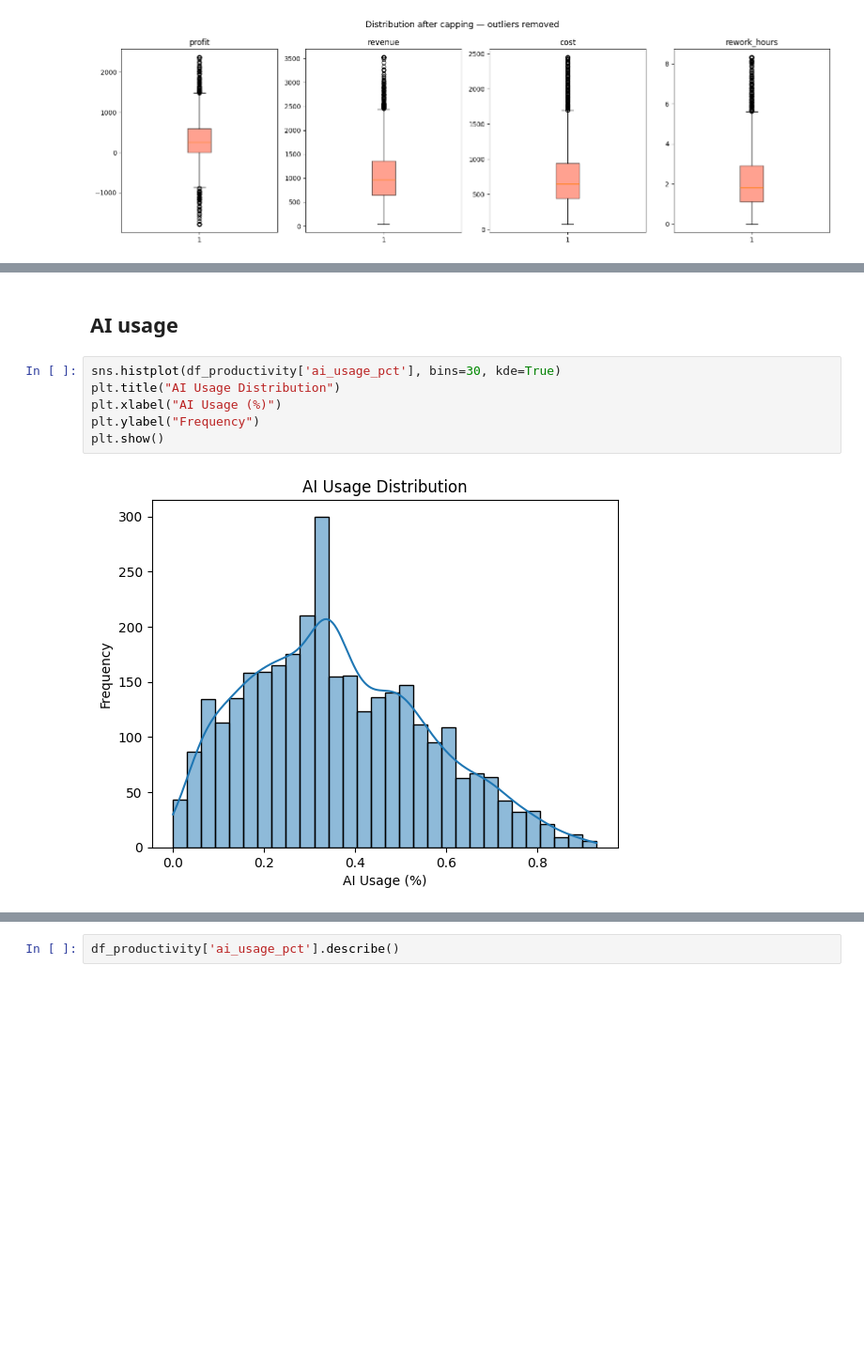
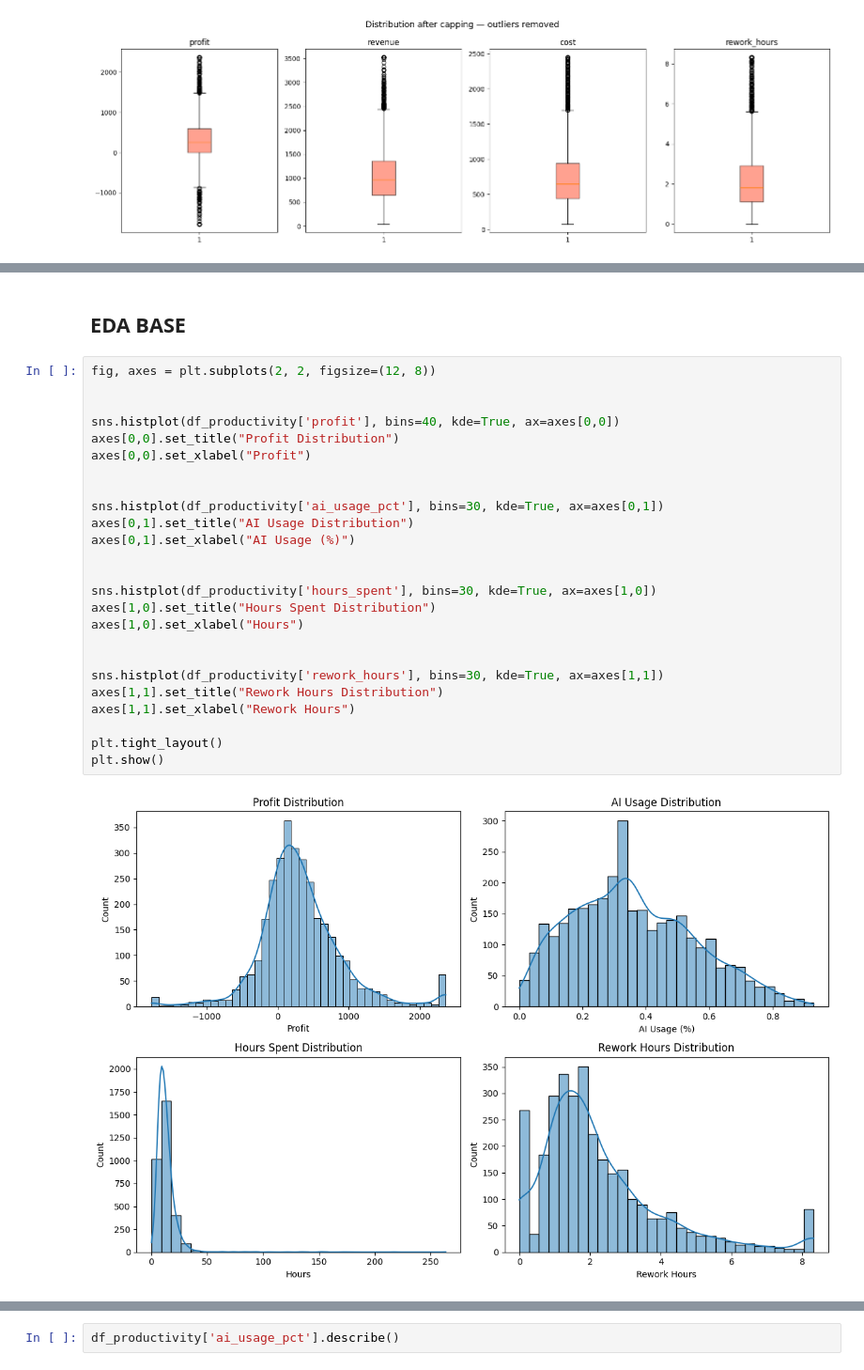
Before and after one commit to andreamammano89-maker/ML_Project_SEA_815441, a Jupyter notebook: EDA.ipynb, the cells around one changed output, grey strips where cells are left out. Shown at 94% size. Cells and saved outputs as stored; diff of their text form; blank space fills up the shorter version.

```diff
--- a/EDA.ipynb
+++ b/EDA.ipynb
@@ -470,10 +460,29 @@ Text(0.5, 1.0, 'Profit Distribution')
-# %% [markdown]
-## AI usage
-# %%
-sns.histplot(df_productivity['ai_usage_pct'], bins=30, kde=True)
-plt.title("AI Usage Distribution")
-plt.xlabel("AI Usage (%)")
-plt.ylabel("Frequency")
-plt.show()
-# %% [output]
-[figure, removed]
+# %% [markdown]
+## **EDA BASE**
+# %%
+fig, axes = plt.subplots(2, 2, figsize=(12, 8))
+
+
+sns.histplot(df_productivity['profit'], bins=40, kde=True, ax=axes[0,0])
+axes[0,0].set_title("Profit Distribution")
+axes[0,0].set_xlabel("Profit")
+
+
+sns.histplot(df_productivity['ai_usage_pct'], bins=30, kde=True, ax=axes[0,1])
+axes[0,1].set_title("AI Usage Distribution")
+axes[0,1].set_xlabel("AI Usage (%)")
+
+
+sns.histplot(df_productivity['hours_spent'], bins=30, kde=True, ax=axes[1,0])
+axes[1,0].set_title("Hours Spent Distribution")
+axes[1,0].set_xlabel("Hours")
+
+
+sns.histplot(df_productivity['rework_hours'], bins=30, kde=True, ax=axes[1,1])
+axes[1,1].set_title("Rework Hours Distribution")
+axes[1,1].set_xlabel("Rework Hours")
+
+plt.tight_layout()
+plt.show()
+# %% [output]
+[figure, added]
```
Also changed, not shown: parts of 17 cells of this notebook.
